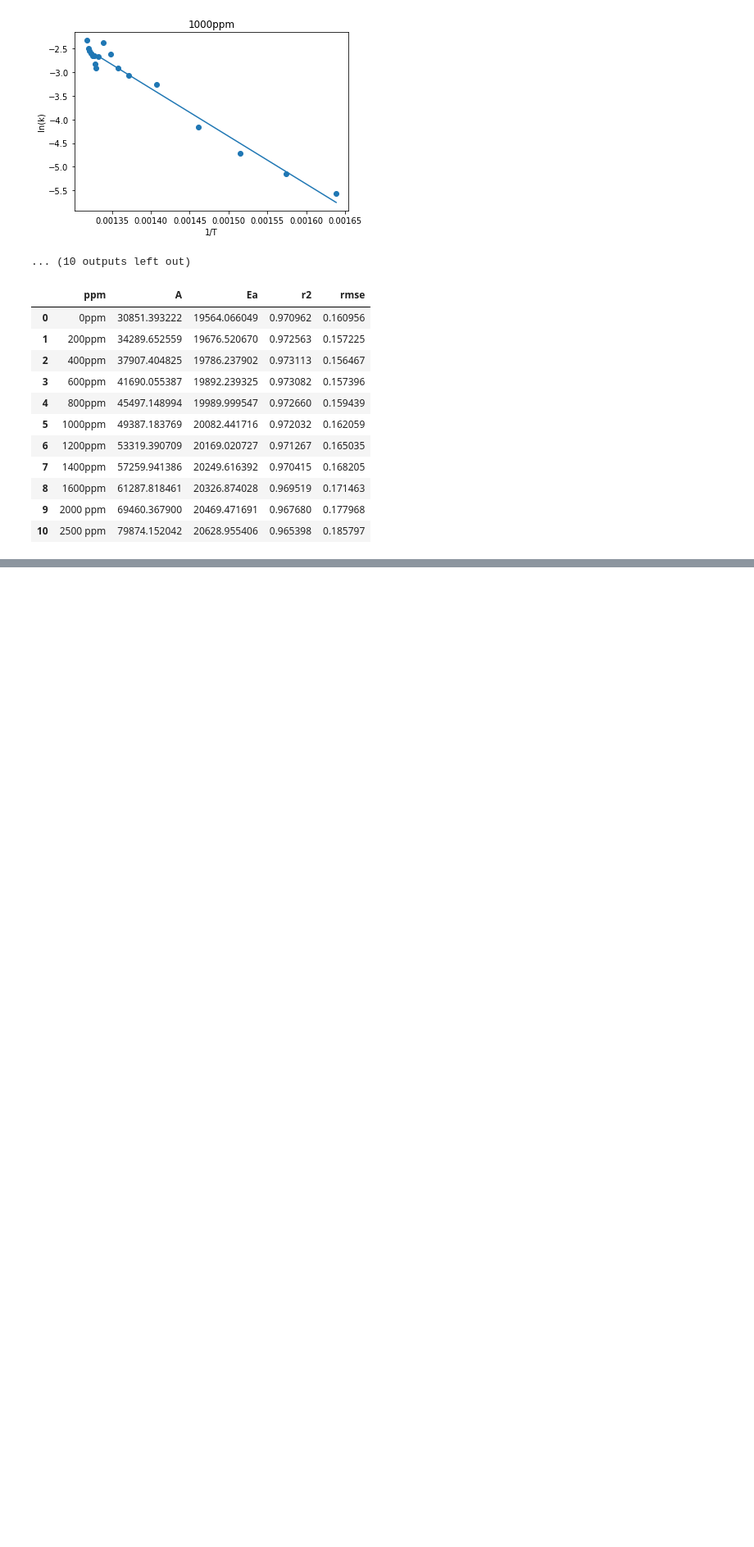
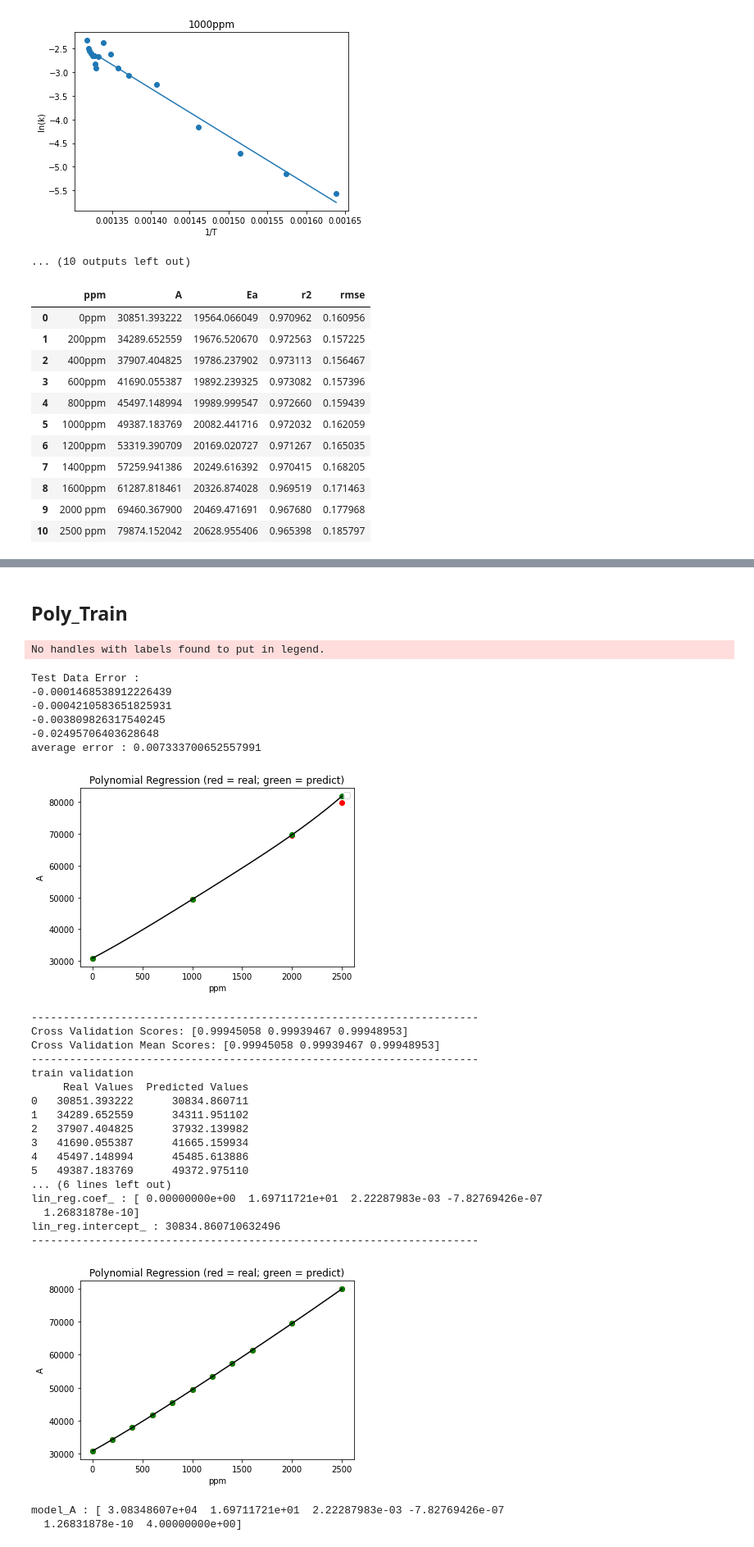
Before and after one commit to BingHungLee/EDC_Cracking_Furnace_Design, a Jupyter notebook: [20210712]_EDC_FireHeater_Simulation.ipynb, the cells around one changed output, grey strips where cells are left out. Shown at 82% size. Saved outputs shown, nothing was run; the diff lists cells and outputs as text; code cells hidden in the pictures; blank space fills up the shorter version.

```diff
--- a/[20210712]_EDC_FireHeater_Simulation.ipynb
+++ b/[20210712]_EDC_FireHeater_Simulation.ipynb
@@ -254,3 +249,6 @@ df
 | 8 | 1600ppm | 61287.818461 | 20326.874028 | 0.969519 | 0.171463 |
 | 9 | 2000 ppm | 69460.367900 | 20469.471691 | 0.967680 | 0.177968 |
 | 10 | 2500 ppm | 79874.152042 | 20628.955406 | 0.965398 | 0.185797 |
+# %%
+df["ppm"] = df["ppm"].str.replace("ppm","")
+df["ppm"] = df["ppm"].astype(int)
@@ -256,0 +257,3 @@ df
+# %%
+Polydataset = df.copy()
+Polydataset
@@ -256,0 +273,2 @@ df
+# %% [markdown]
+## Poly_Train
@@ -256,0 +361,32 @@ df
+# %%
+model_A = poly_train(1,4,Polydataset)
+print("model_A :", model_A)
+# %% [output]
+No handles with labels found to put in legend.
+Test Data Error :
+-0.0001468538912226439
+-0.0004210583651825931
+-0.003809826317540245
+-0.02495706403628648
+average error : 0.007333700652557991
+[figure, added]
+----------------------------------------------------------------------
+Cross Validation Scores: [0.99945058 0.99939467 0.99948953]
+Cross Validation Mean Scores: [0.99945058 0.99939467 0.99948953]
+----------------------------------------------------------------------
+train validation
+     Real Values  Predicted Values
+0   30851.393222      30834.860711
+1   34289.652559      34311.951102
+2   37907.404825      37932.139982
+3   41690.055387      41665.159934
+4   45497.148994      45485.613886
+5   49387.183769      49372.975110
+... (6 lines left out)
+lin_reg.coef_ : [ 0.00000000e+00  1.69711721e+01  2.22287983e-03 -7.82769426e-07
+  1.26831878e-10]
+lin_reg.intercept_ : 30834.860710632496
+----------------------------------------------------------------------
+[figure, added]
+model_A : [ 3.08348607e+04  1.69711721e+01  2.22287983e-03 -7.82769426e-07
+  1.26831878e-10  4.00000000e+00]
```
Also changed, not shown: parts of 7 cells of this notebook.
